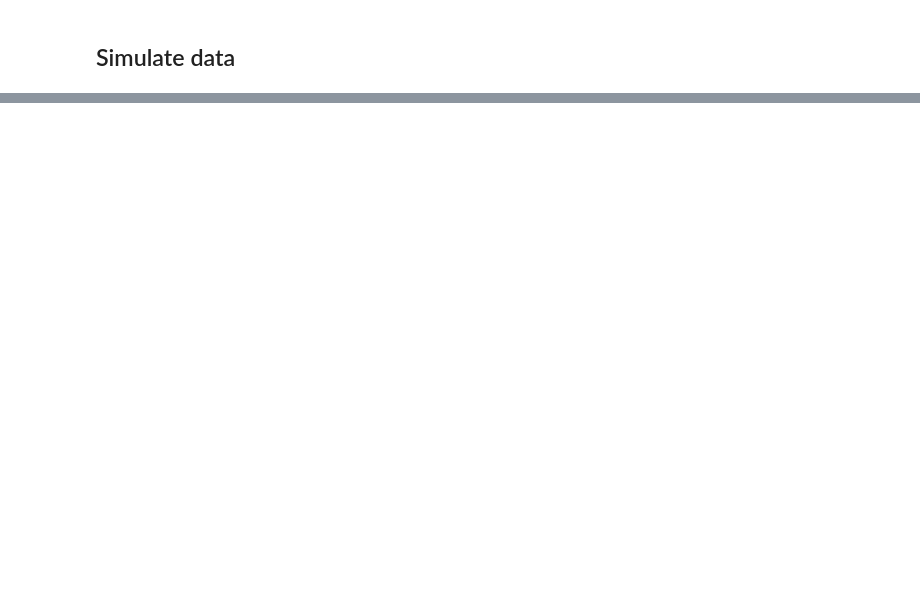
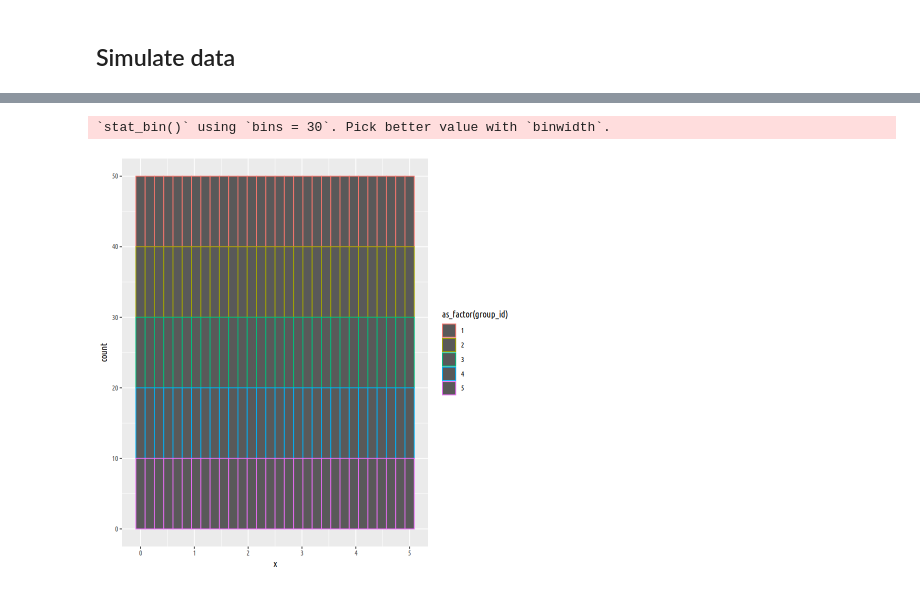
Before and after one commit to cjc77/bayesian-analysis-projects, a Jupyter notebook: notebooks_pooling_explore/sim_group_data.ipynb, the cells around one changed output, grey strips where cells are left out. Saved outputs shown, nothing was run; the diff lists cells and outputs as text; code cells hidden in the pictures; blank space fills up the shorter version.

```diff
--- a/notebooks_pooling_explore/sim_group_data.ipynb
+++ b/notebooks_pooling_explore/sim_group_data.ipynb
@@ -86,3 +98,10 @@ data_df %>% pull(y) %>% quantile()
+# %%
+data_df %>%
+    ggplot() +
+    geom_histogram(aes(x = x, color = as_factor(group_id)))
+# %% [output]
+`stat_bin()` using `bins = 30`. Pick better value with `binwidth`.
+[figure, added]
 # %%
 data_df %>%
     write_csv(data_path)
```
Also changed, not shown: parts of 5 cells of this notebook, 4 other files.
